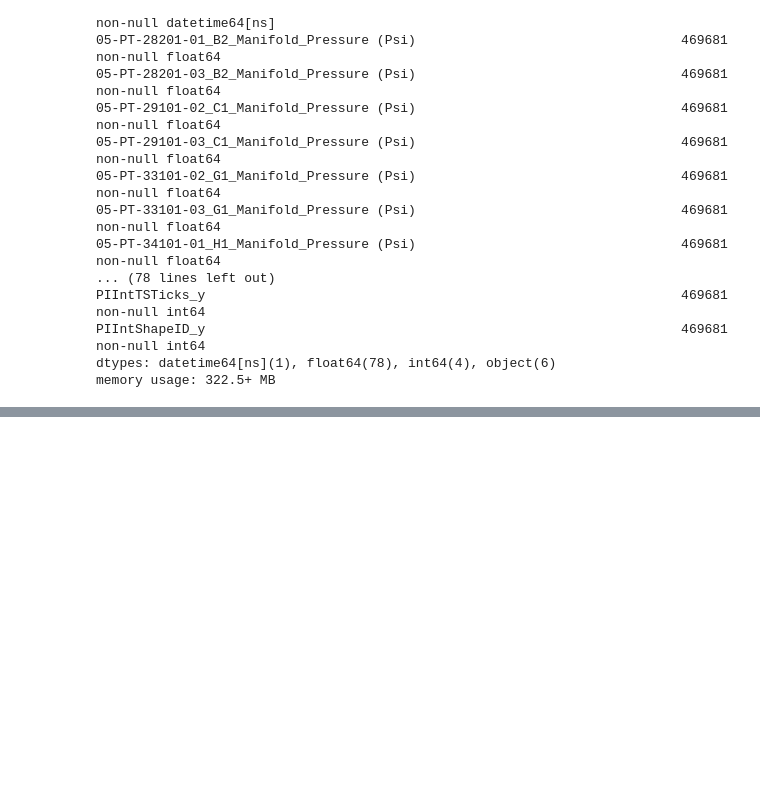
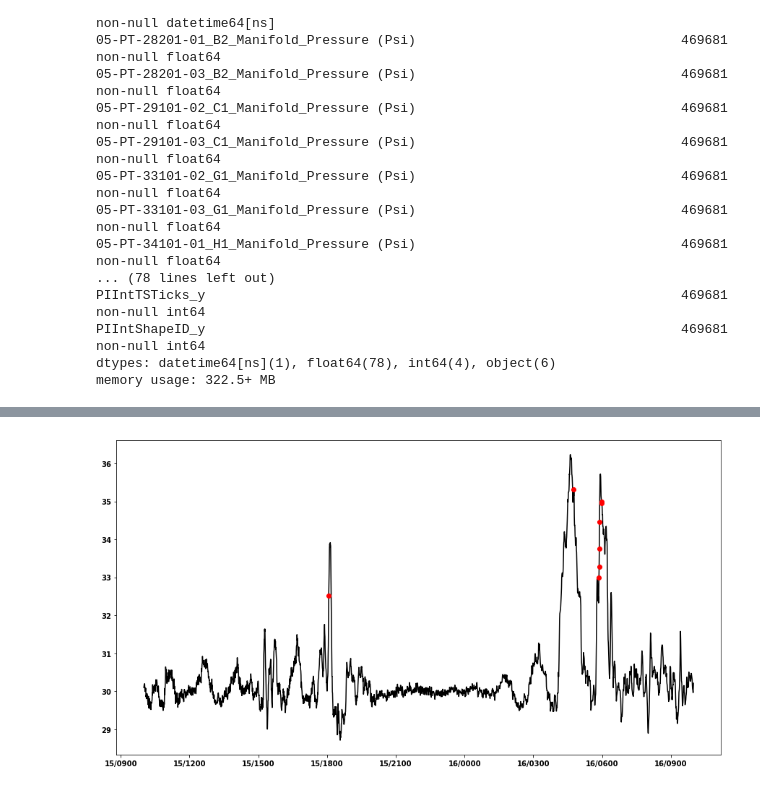
Before and after one commit to HoustonJ2013/unu_bhp_2018, a Jupyter notebook: ie/anomaly_detection.ipynb, the cells around one changed output, grey strips where cells are left out. Saved outputs shown, nothing was run; the diff lists cells and outputs as text; code cells hidden in the pictures; blank space fills up the shorter version.

```diff
--- a/ie/anomaly_detection.ipynb
+++ b/ie/anomaly_detection.ipynb
@@ -78,0 +84,14 @@ Epoch 00059: val_loss did not improve
+# %%
+datefmt = mdates.DateFormatter('%d/%H%M')
+
+anomalies = anomaly_detection.find_anomaly(error_level=0.15)
+if anomalies.any():
+    fig, ax = plt.subplots(figsize=(15,8))
+    x = np.asarray(file_df[time_range]['TimeStamp'])
+    y = np.asarray(time_series)
+    ax.plot(x, y, color='k')
+    for i in anomalies:
+        ax.plot(x[i],y[i],'ro')
+    ax.xaxis.set_major_formatter(datefmt)
+# %% [output]
+[figure, added]
```
Also changed, not shown: parts of 2 cells of this notebook, 1 other file.
